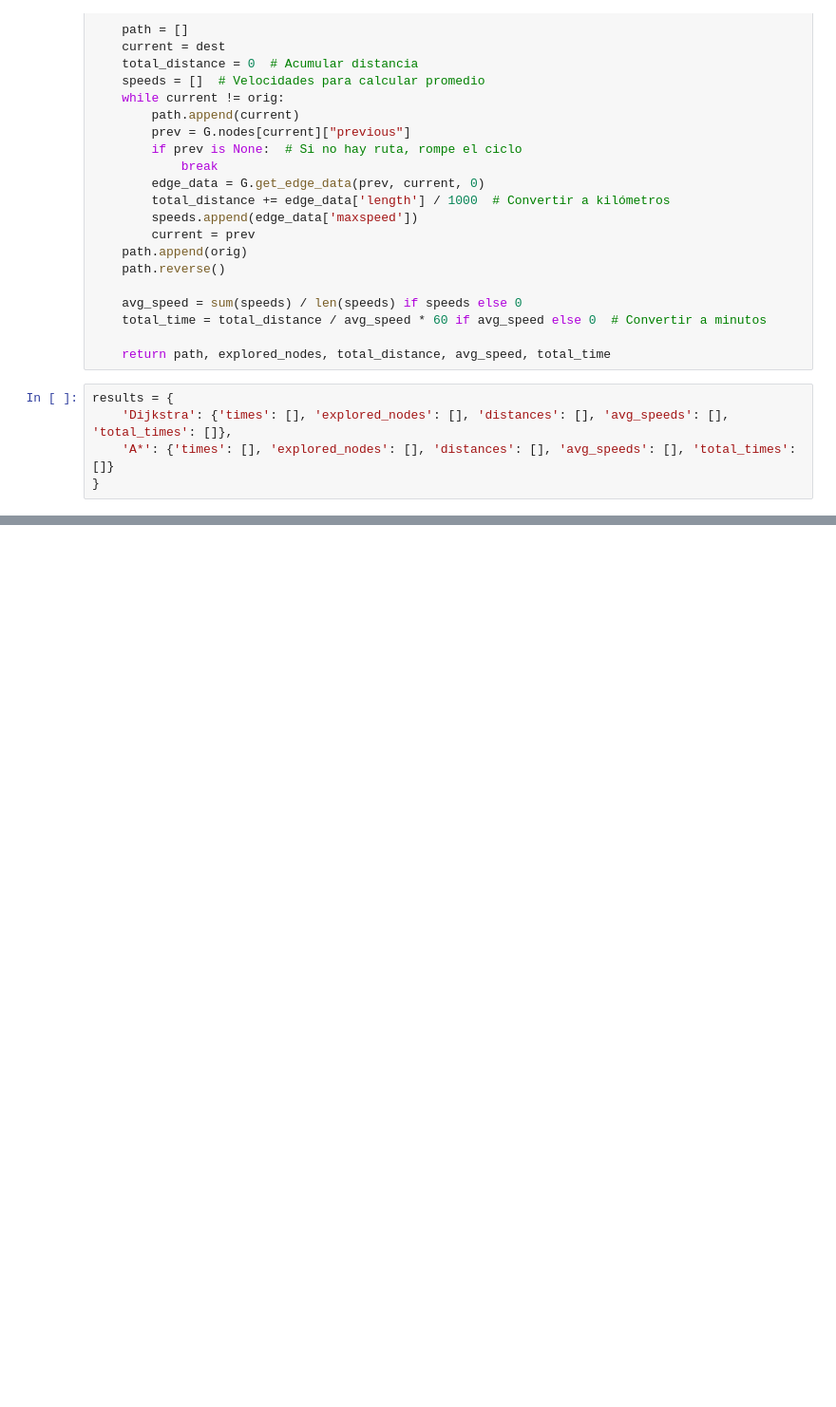
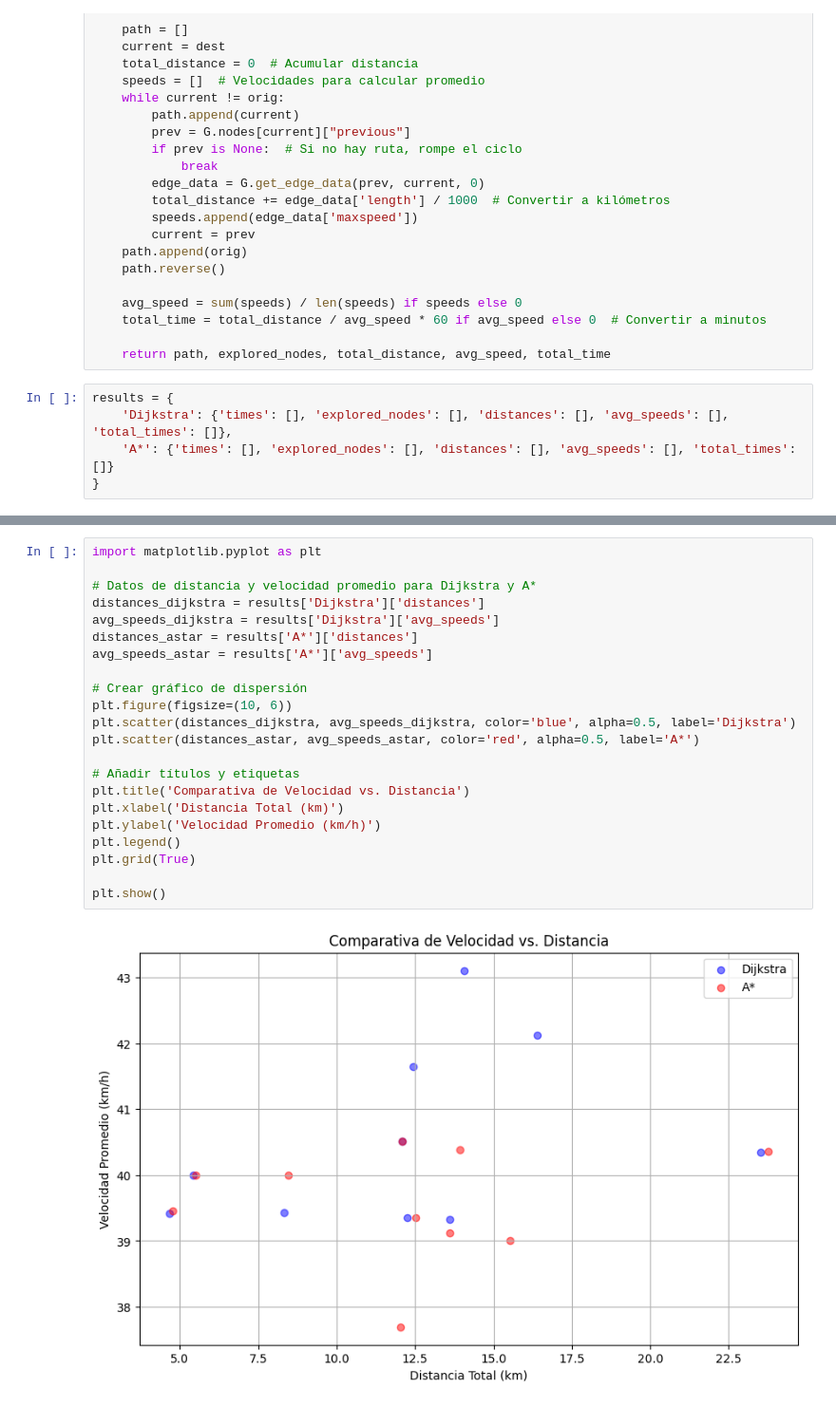
Before and after one commit to HugoAlejandro2002/IA-Project, a Jupyter notebook: pathfinding.ipynb, the cells around one changed output, grey strips where cells are left out. Shown at 95% size. Drawn from its saved outputs; the diff is of its cells as text; blank space fills up the shorter version.

```diff
--- a/pathfinding.ipynb
+++ b/pathfinding.ipynb
@@ -450,0 +453,24 @@ plt.show()
+# %%
+import matplotlib.pyplot as plt
+
+# Datos de distancia y velocidad promedio para Dijkstra y A*
+distances_dijkstra = results['Dijkstra']['distances']
+avg_speeds_dijkstra = results['Dijkstra']['avg_speeds']
+distances_astar = results['A*']['distances']
+avg_speeds_astar = results['A*']['avg_speeds']
+
+# Crear gráfico de dispersión
+plt.figure(figsize=(10, 6))
+plt.scatter(distances_dijkstra, avg_speeds_dijkstra, color='blue', alpha=0.5, label='Dijkstra')
+plt.scatter(distances_astar, avg_speeds_astar, color='red', alpha=0.5, label='A*')
+
+# Añadir títulos y etiquetas
+plt.title('Comparativa de Velocidad vs. Distancia')
+plt.xlabel('Distancia Total (km)')
+plt.ylabel('Velocidad Promedio (km/h)')
+plt.legend()
+plt.grid(True)
+
+plt.show()
+# %% [output]
+[figure, added]
```
Also changed, not shown: parts of 11 cells of this notebook, 1 other file.
